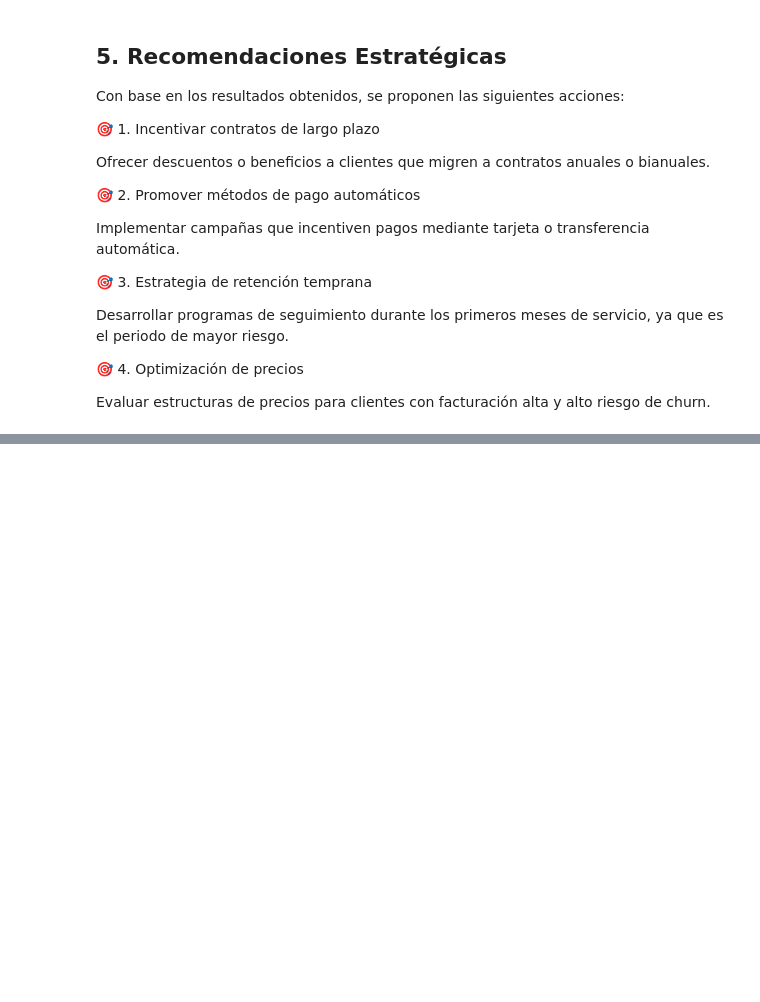
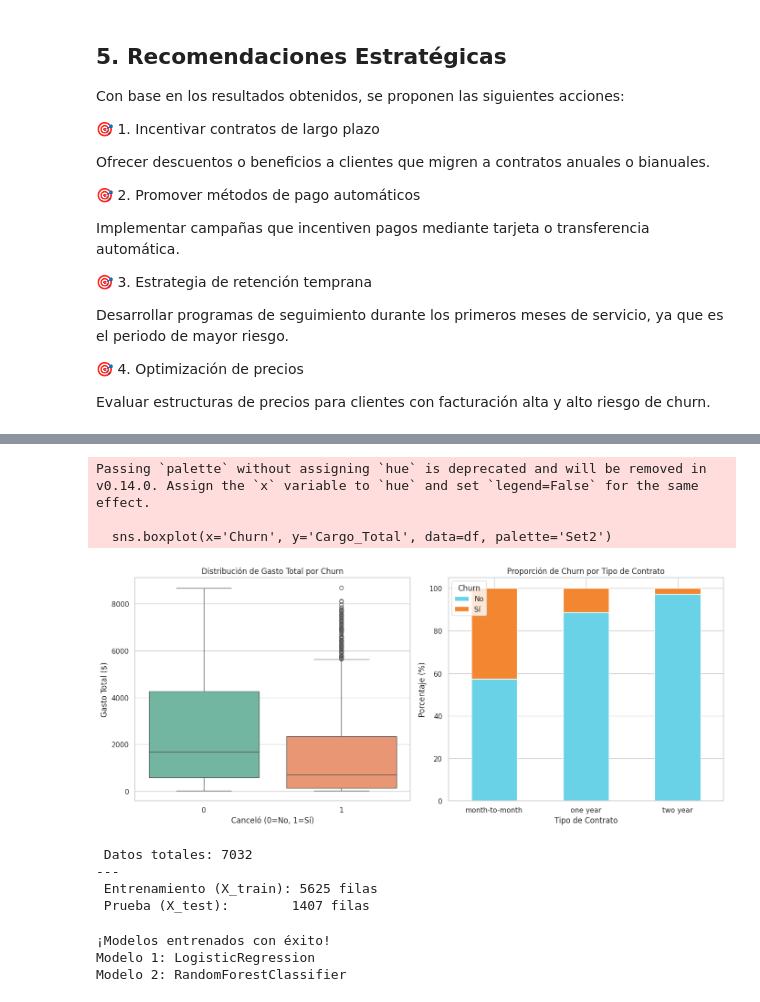
Before and after one commit to Druiz-leon/challenge2-data-science-LATAM, a Jupyter notebook: TelecomX_Challenge2.ipynb, the cells around one changed output, grey strips where cells are left out. Drawn from its saved outputs; the diff is of its cells as text; code cells hidden in the pictures; blank space fills up the shorter version.

```diff
--- a/TelecomX_Challenge2.ipynb
+++ b/TelecomX_Challenge2.ipynb
@@ -849,0 +997,71 @@ Evaluar estructuras de precios para clientes con facturación alta y alto riesgo
+# %%
+import seaborn as sns
+import matplotlib.pyplot as plt
+
+sns.set_theme(style="whitegrid")
+plt.figure(figsize=(14, 6))
+
+plt.subplot(1, 2, 1)
+sns.boxplot(x='Churn', y='Cargo_Total', data=df, palette='Set2')
+plt.title('Distribución de Gasto Total por Churn')
+plt.xlabel('Canceló (0=No, 1=Sí)')
+plt.ylabel('Gasto Total ($)')
+
+plt.subplot(1, 2, 2)
+
+contract_churn = df.groupby(['Contract', 'Churn']).size().unstack()
+contract_churn_pct = contract_churn.div(contract_churn.sum(axis=1), axis=0) * 100
+
+contract_churn_pct.plot(kind='bar', stacked=True, ax=plt.gca(), color=['#69d2e7', '#f38630'])
+plt.title('Proporción de Churn por Tipo de Contrato')
+plt.xlabel('Tipo de Contrato')
+plt.ylabel('Porcentaje (%)')
+plt.legend(title='Churn', labels=['No', 'Sí'])
+plt.xticks(rotation=0)
+
+plt.tight_layout()
+plt.show()
+# %% [output]
+Passing `palette` without assigning `hue` is deprecated and will be removed in v0.14.0. Assign the `x` variable to `hue` and set `legend=False` for the same effect.
+
+  sns.boxplot(x='Churn', y='Cargo_Total', data=df, palette='Set2')
+[figure, added]
+# %%
+from sklearn.model_selection import train_test_split
+
+X = df_final.drop(columns=['Churn'])
+y = df_final['Churn']
+
+X_train, X_test, y_train, y_test = train_test_split(
+    X, y,
+    test_size=0.20,
+    random_state=42,
+    stratify=y
+)
+
+print(f" Datos totales: {len(df_final)}")
+print(f"---")
+print(f" Entrenamiento (X_train): {X_train.shape[0]} filas")
+print(f" Prueba (X_test):        {X_test.shape[0]} filas")
+# %% [output]
+ Datos totales: 7032
+---
+ Entrenamiento (X_train): 5625 filas
+ Prueba (X_test):        1407 filas
+# %%
+from sklearn.linear_model import LogisticRegression
+from sklearn.ensemble import RandomForestClassifier
+
+log_model = LogisticRegression(random_state=42)
+log_model.fit(X_train_scaled, y_train_res)
+
+rf_model = RandomForestClassifier(n_estimators=100, random_state=42)
+rf_model.fit(X_train_scaled, y_train_res)
+
+print("¡Modelos entrenados con éxito!")
+print(f"Modelo 1: {type(log_model).__name__}")
+print(f"Modelo 2: {type(rf_model).__name__}")
+# %% [output]
+¡Modelos entrenados con éxito!
+Modelo 1: LogisticRegression
+Modelo 2: RandomForestClassifier
```
Also changed, not shown: parts of 9 cells of this notebook.
